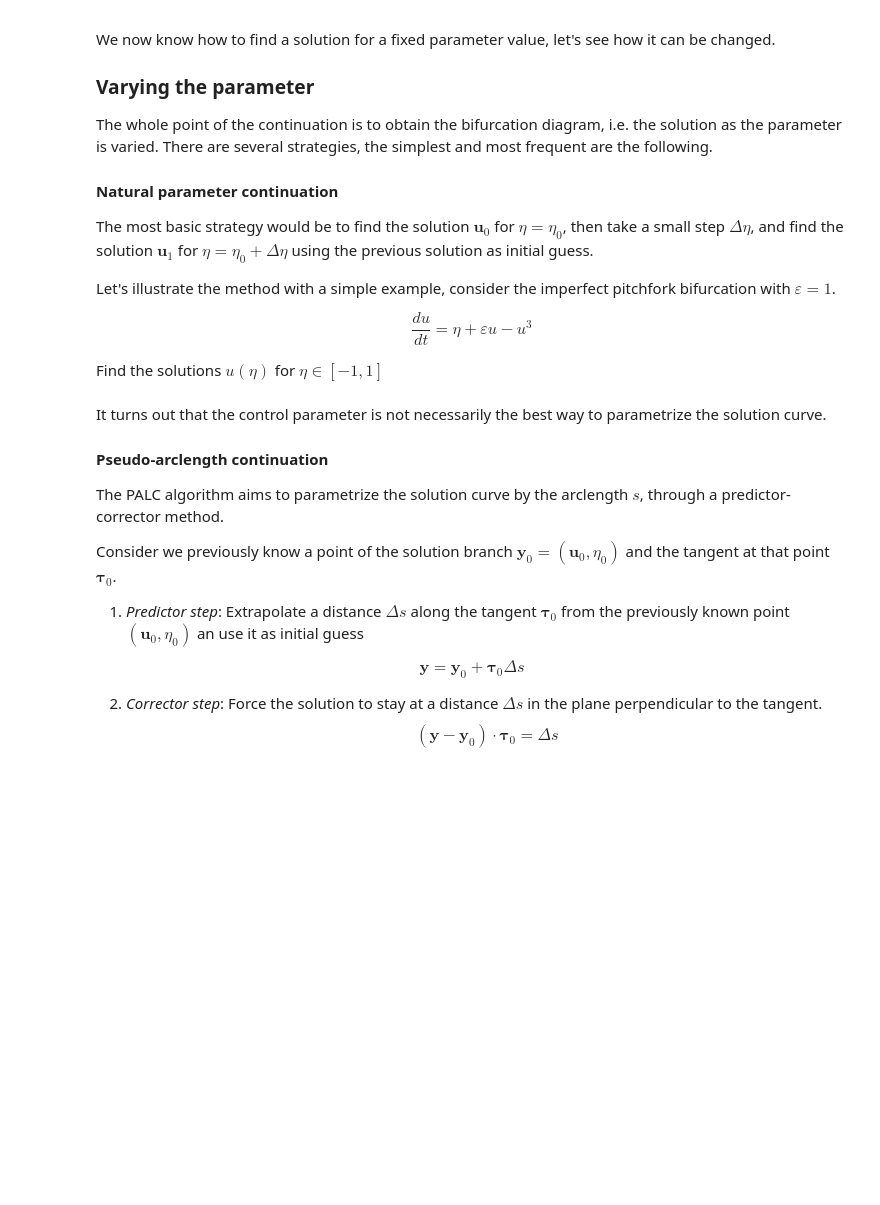
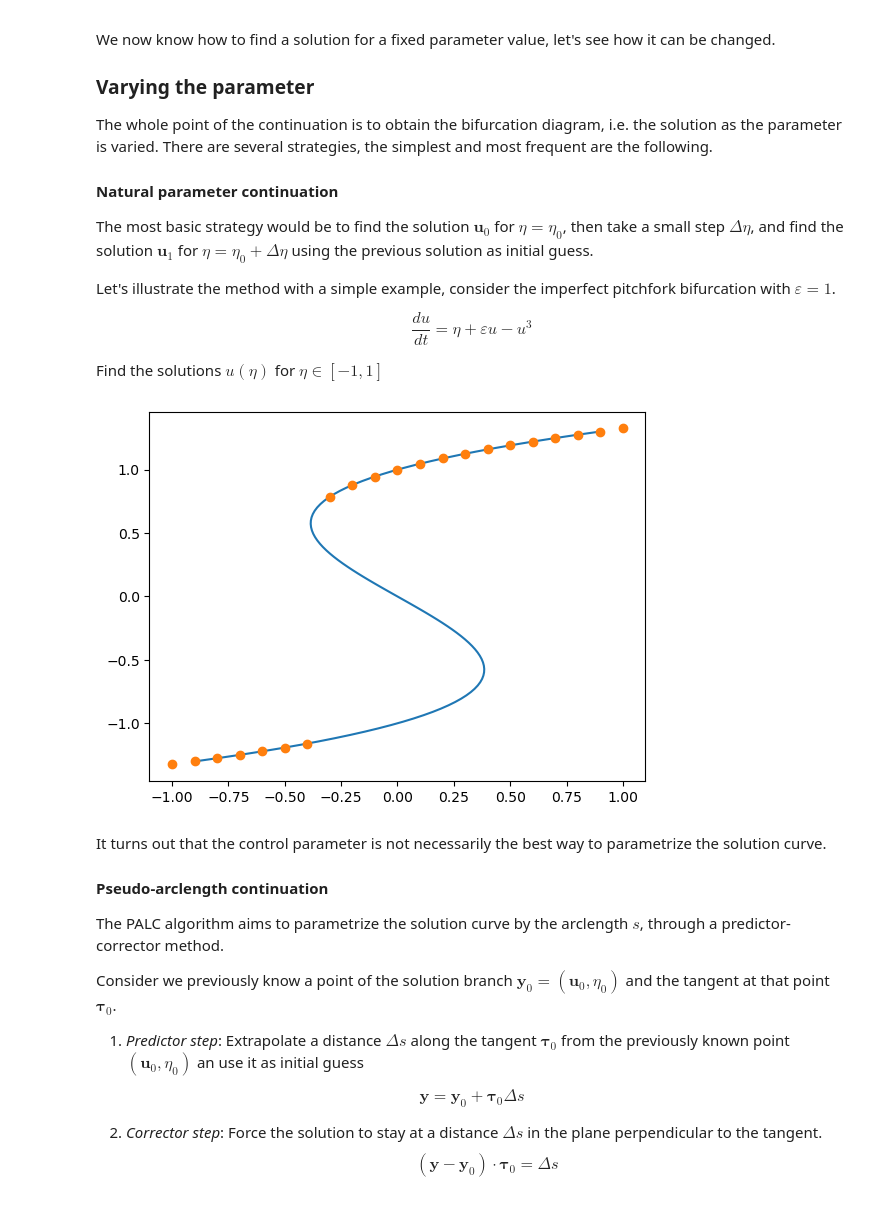
Before and after one commit to MBataille/continuation-tutorial, a Jupyter notebook: continuation.ipynb, the cells around one changed output. Drawn from its saved outputs; the diff is of its cells as text; code cells hidden in the pictures; blank space fills up the shorter version.

```diff
--- a/continuation.ipynb
+++ b/continuation.ipynb
@@ -62,6 +61,47 @@ $$
 $$
 
 Find the solutions $u(\eta)$ for $\eta \in [-1, 1]$
+# %%
+epsilon = 1
+
+def exact_solution():
+    us = np.linspace(-1.3, 1.3, 101)
+    etas = -epsilon * us + us ** 3
+    return etas, us
+
+def F(u, eta):
+    return eta + epsilon * u - u ** 3
+
+def J(u, eta):
+    return epsilon - 3 * u ** 2
+
+def scalar_newton(u0, eta, atol=1e-6, max_iter=20):
+    u = u0
+    for i in range(max_iter):
+        u_new = u - F(u, eta) / J(u, eta)
+        if np.abs(u_new - u) < atol:
+            return u
+        u = u_new
+    raise ValueError("Newton's method did not converge")
+
+def continuation(u0, etas):
+    us = np.zeros_like(etas)
+    u = u0
+    for k, eta in enumerate(etas):
+        u = scalar_newton(u, eta)
+        us[k] = u
+    return us
+
+etas_exact, us_exact = exact_solution()
+plt.plot(etas_exact, us_exact, label='exact')
+
+etas = np.linspace(-1, 1, 21)
+us = continuation(1.4, etas[::-1])
+
+plt.plot(etas[::-1], us, 'o', label='continuation')
+plt.show()
+# %% [output]
+[figure, added]
 # %% [markdown]
 
 It turns out that the control parameter is not necessarily the best way to parametrize the solution curve.
```
Also changed, not shown: parts of 8 cells of this notebook.
